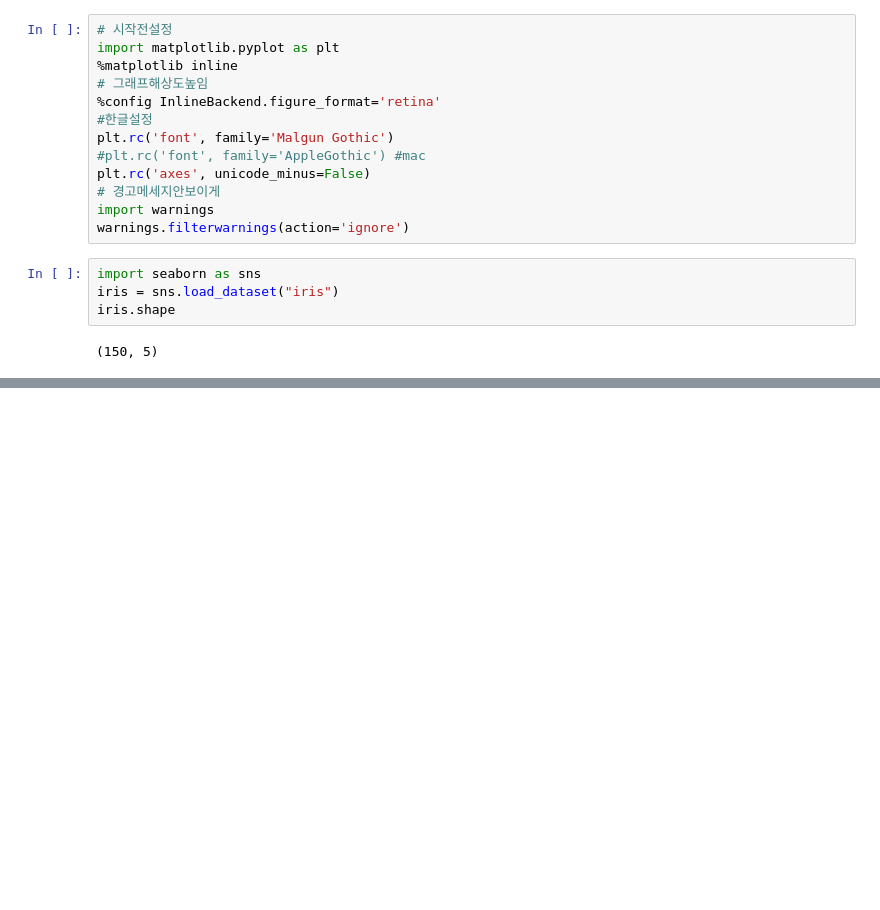
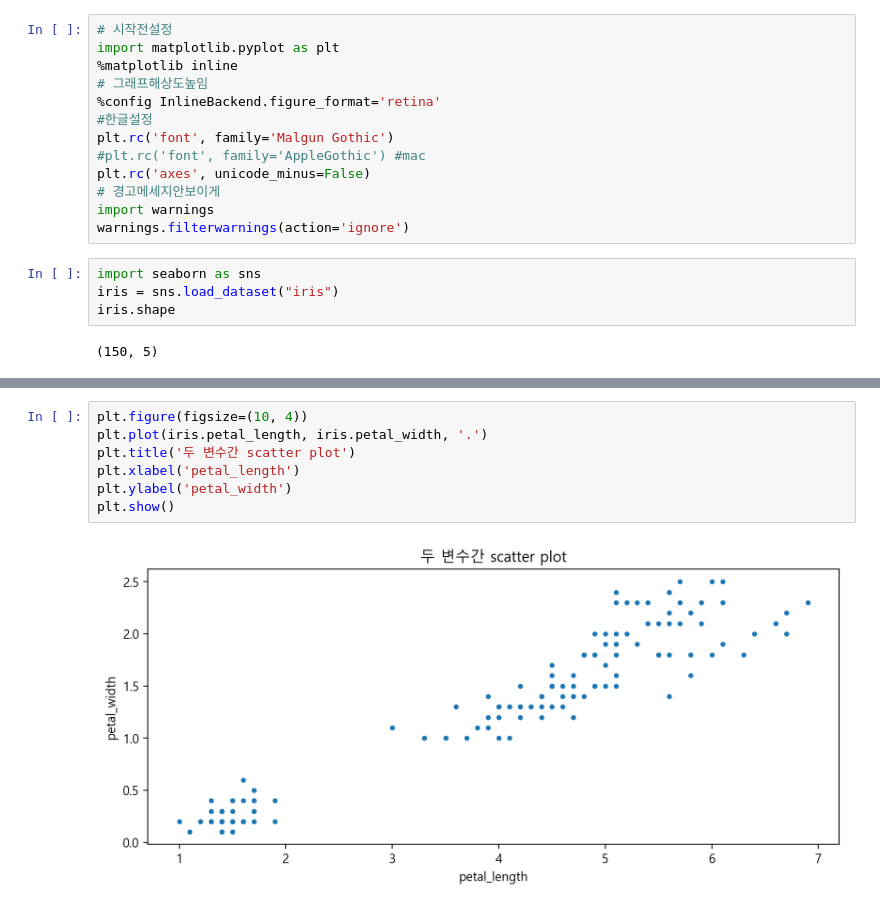
Before and after one commit to YouwonBae/IVS2nd, a Jupyter notebook: 240530_Python프로그래밍/source/ch11_데이터시각화.ipynb, the cells around one changed output, grey strips where cells are left out. Cells and saved outputs as stored; diff of their text form; blank space fills up the shorter version.

```diff
--- a/240530_Python프로그래밍/source/ch11_데이터시각화.ipynb
+++ b/240530_Python프로그래밍/source/ch11_데이터시각화.ipynb
@@ -42,0 +51,9 @@ plt.show
+# %%
+plt.figure(figsize=(10, 4))
+plt.plot(iris.petal_length, iris.petal_width, '.')
+plt.title('두 변수간 scatter plot')
+plt.xlabel('petal_length')
+plt.ylabel('petal_width')
+plt.show()
+# %% [output]
+[figure, added]
```
Also changed, not shown: parts of 10 cells of this notebook, 6 other files.
